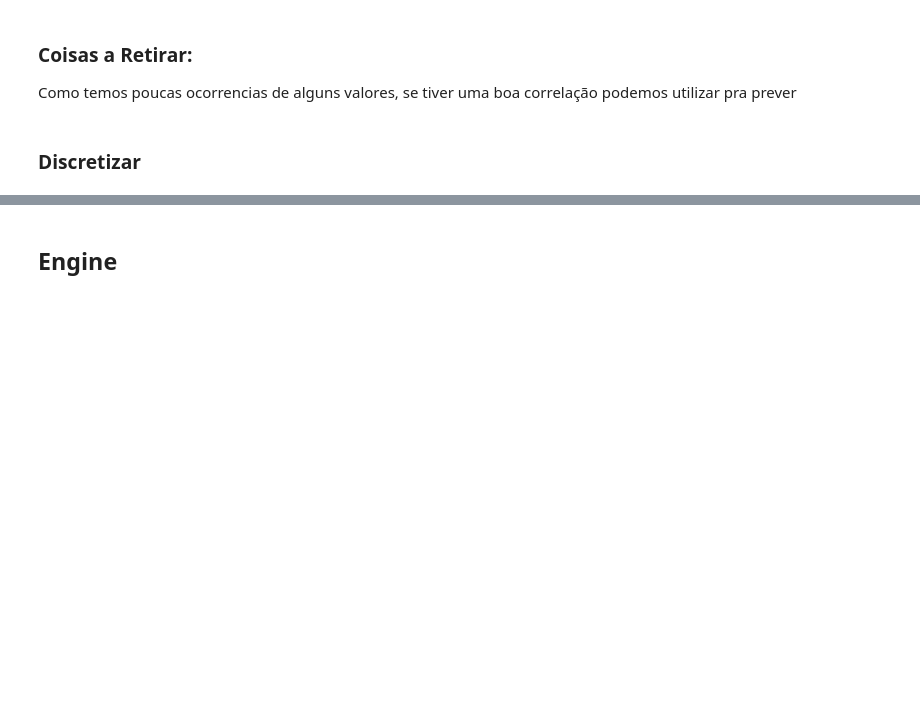
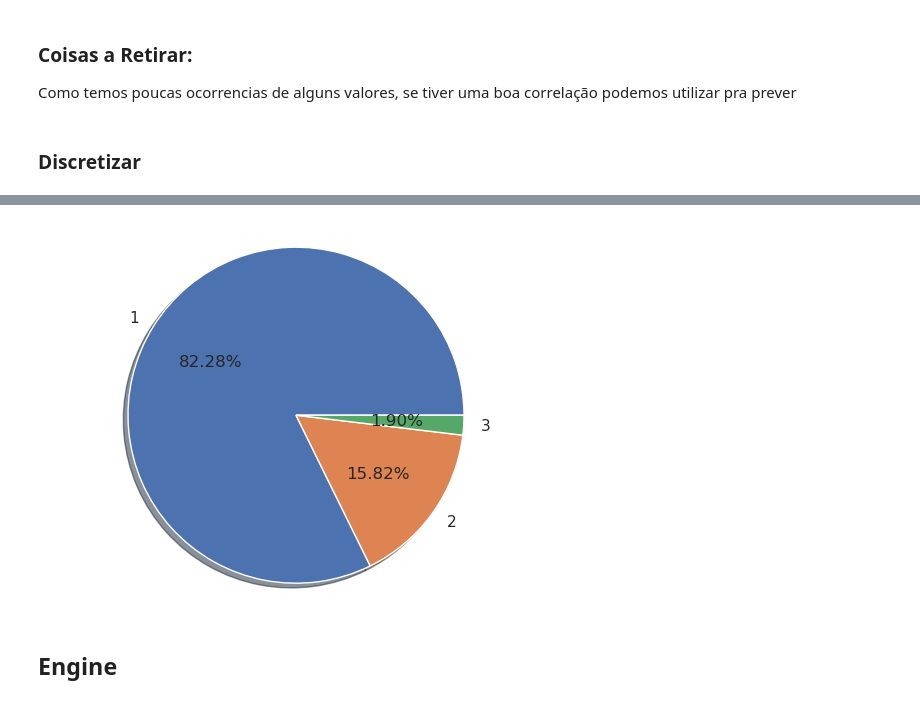
Before and after one commit to pedrops164/daa2324, a Jupyter notebook: grupo/src/FE_TBag.ipynb, the cells around one changed output, grey strips where cells are left out. Drawn from its saved outputs; the diff is of its cells as text; code cells hidden in the pictures; blank space fills up the shorter version.

```diff
--- a/grupo/src/FE_TBag.ipynb
+++ b/grupo/src/FE_TBag.ipynb
@@ -109,4 +111,14 @@ data
 5847 rows × 14 columns
+# %%
+labels = data['Owner_Type'].astype('category').cat.categories.tolist()
+counts = data['Owner_Type'].value_counts()
+sizes = [counts[var_cat] for var_cat in labels]
+fig1, ax1 = plt.subplots()
+ax1.pie(sizes, labels=labels, autopct='%1.2f%%', shadow=True)
+ax1.axis('equal')
+plt.show()
+# %% [output]
+[figure, added]
 # %% [markdown]
 ## Engine
 # %% [markdown]
```
Also changed, not shown: parts of 19 cells of this notebook, 2 other files.
